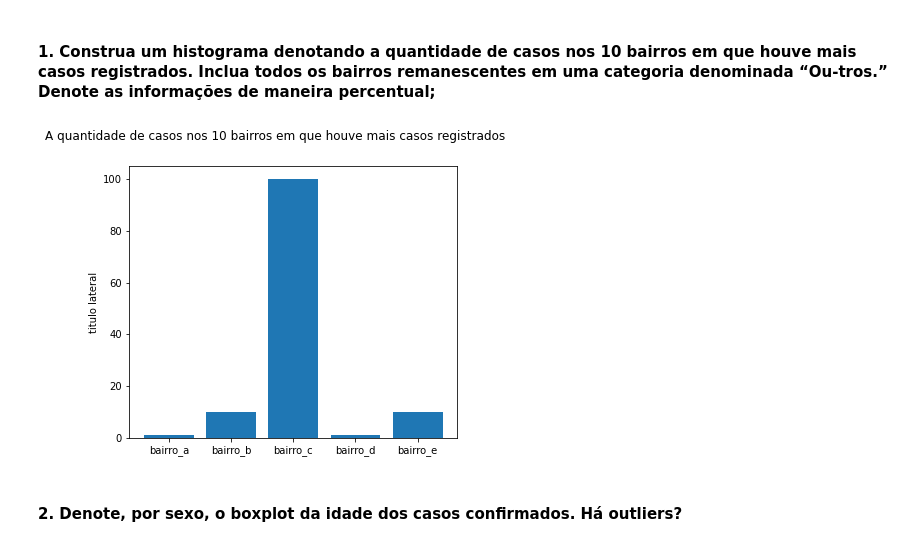
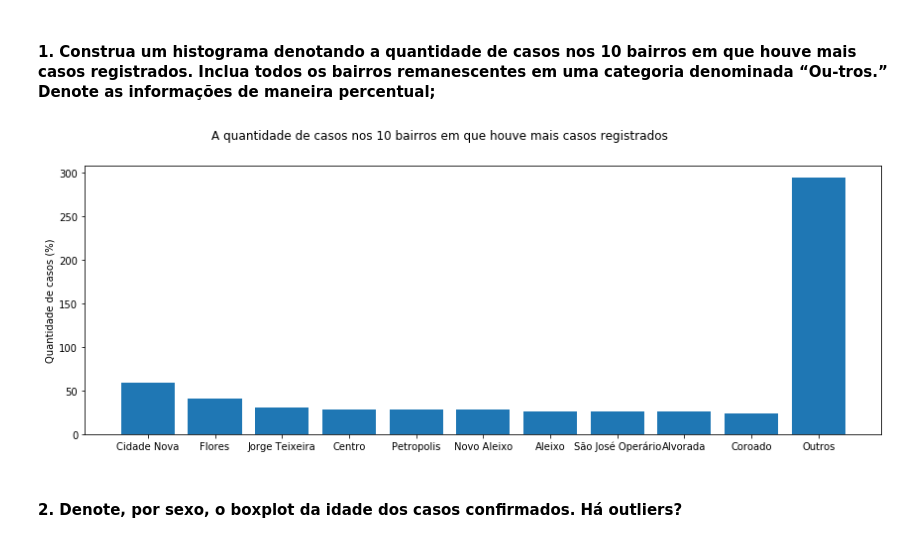
Before and after one commit to erikatilio/RNA-PP1, a Jupyter notebook: Visualização de Dados.ipynb, the cells around one changed output. Cells and saved outputs as stored; diff of their text form; code cells hidden in the pictures.

```diff
--- a/Visualização de Dados.ipynb
+++ b/Visualização de Dados.ipynb
@@ -11,17 +13,20 @@ import matplotlib.pyplot as plt
 # %% [markdown]
 #### 1. Construa um histograma denotando a quantidade de casos nos 10 bairros em que houve mais casos registrados. Inclua todos os bairros remanescentes em uma categoria denominada “Ou-tros.” Denote as informações de maneira percentual;
 # %%
-names = ['bairro_a', 'bairro_b', 'bairro_c','bairro_d', 'bairro_e']
-values = [1, 10, 100, 1, 10]
+names = ['Cidade Nova', 'Flores', 'Jorge Teixeira', 'Centro',
+           'Petropolis', 'Novo Aleixo', 'Aleixo', 'São José Operário',
+           'Alvorada', 'Coroado', 'Outros']
+values = [59.2, 40.87, 30.84, 28.87, 28.6, 28.53, 26.56, 26.46, 26.05,
+          24.53, 294.26]
 
-plt.figure(figsize=(20, 5))
+plt.figure(figsize=(49, 5))
 plt.suptitle('A quantidade de casos nos 10 bairros em que houve mais casos registrados')
 plt.subplot(132)
-plt.ylabel('titulo lateral')
+plt.ylabel('Quantidade de casos (%)')
 plt.bar(names, values)
 plt.show()
 # %% [output]
-[figure, old version]
+[figure, new version]
 # %% [markdown]
 #### 2. Denote, por sexo, o boxplot da idade dos casos confirmados. Há outliers?
 # %% [markdown]
```
Also changed, not shown: parts of 1 cell of this notebook.
